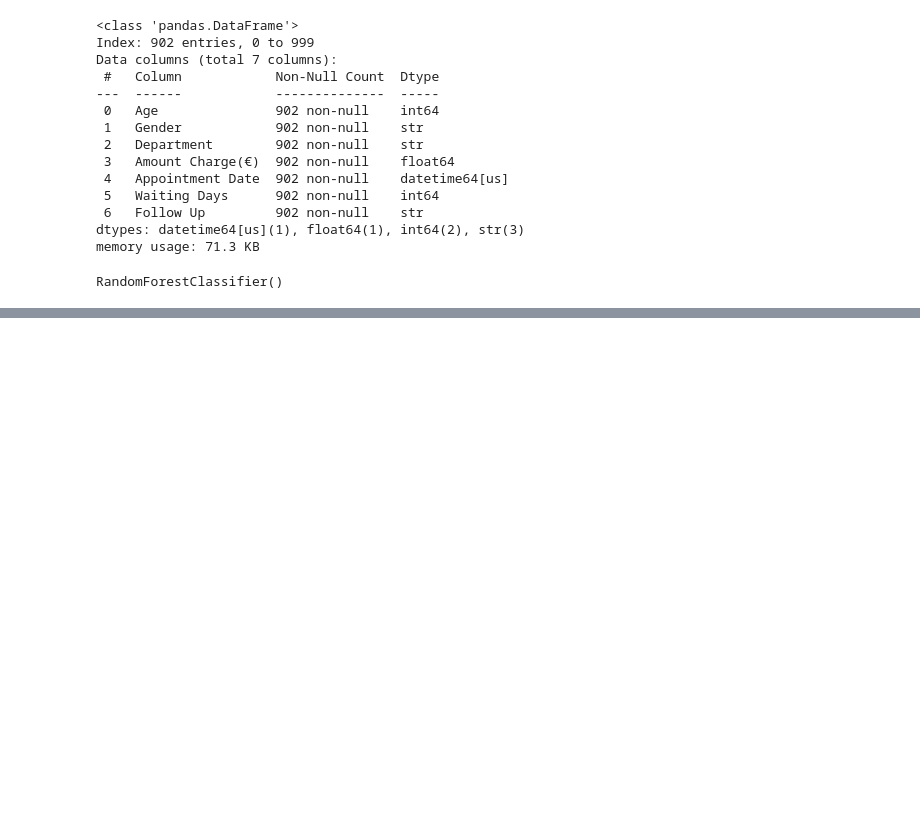
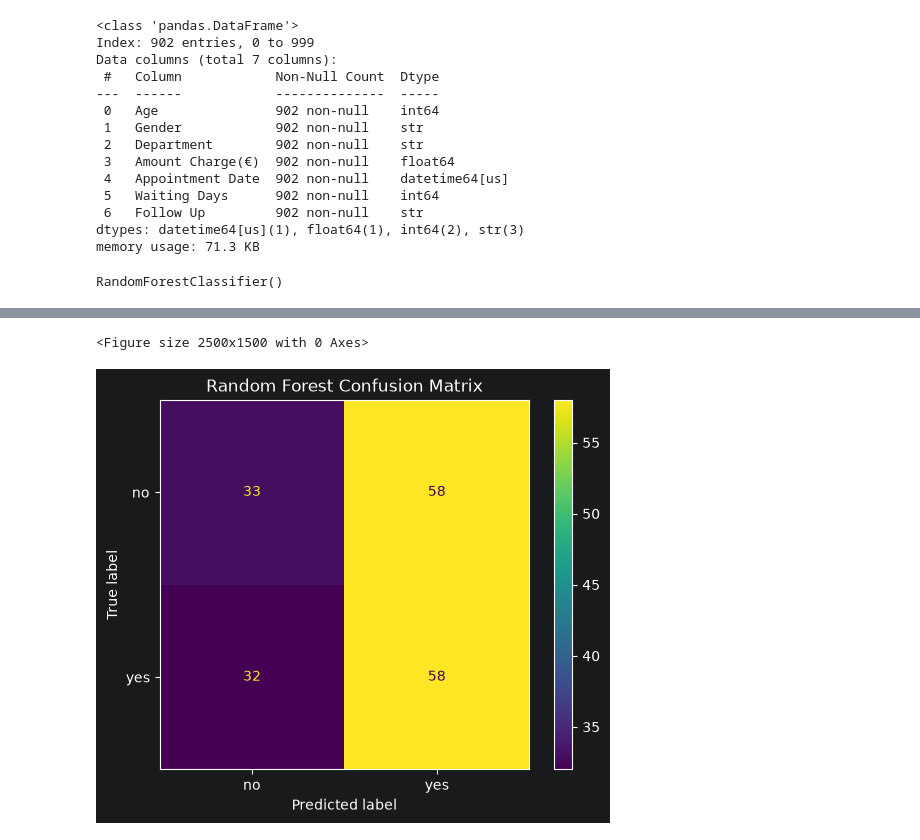
Before and after one commit to Thecular/ML-Practice-Projects, a Jupyter notebook: ML-Clinic.ipynb, the cells around one changed output, grey strips where cells are left out. Cells and saved outputs as stored; diff of their text form; code cells hidden in the pictures; blank space fills up the shorter version.

Commit message:
Done with model tuning and evaluation stage

```diff
--- a/ML-Clinic.ipynb
+++ b/ML-Clinic.ipynb
@@ -602,10 +603,10 @@ score = {"accuracy":"accuracy", "precision":make_scorer(precision_score,pos_labe
 #Logistic regression model
 logistic_params = {"C":[0.001,0.01,0.1,1,10,100], "solver":["liblinear","lbfgs"], "max_iter":[500,1000,2000]}
 
-logistic_search = RandomizedSearchCV(logistic_model,logistic_params,n_iter=20,cv=cv,scoring=score,refit="f1",random_state=42)
+logistic_search = RandomizedSearchCV(logistic_model,logistic_params,n_iter=20,cv=cv,scoring=score,refit="accuracy",random_state=42)
 
 logistic_search.fit(x_train,y_train)
 logistic_best_model = logistic_search.best_estimator_
 
-print(f"Logistic Regression Best Model: {logistic_best_model}\nF1_Score: {logistic_search.best_score_}")
+print(f"Logistic Regression Best Model: {logistic_best_model}\nAccuracy Score: {logistic_search.best_score_}")
 # %% [output]
@@ -615,10 +616,10 @@ F1_Score: 0.6773858784893267
 #Decision tree model
 tree_params = {"max_depth":[None,3,5,10,15,20], "min_samples_split":[2,5,10,20], "min_samples_leaf":[1,2,5,10], "criterion":["gini","entropy"]}
 
-tree_search = RandomizedSearchCV(tree_model,tree_params,n_iter=20,cv=cv,scoring=score,refit="f1",random_state=42)
+tree_search = RandomizedSearchCV(tree_model,tree_params,n_iter=20,cv=cv,scoring=score,refit="accuracy",random_state=42)
 
 tree_search.fit(x_train,y_train)
 tree_best_model = tree_search.best_estimator_
 
-print(f"Decision Tree Best Model: {tree_best_model}\nF1_Score: {tree_search.best_score_}")
+print(f"Decision Tree Best Model: {tree_best_model}\nAccuracy Score: {tree_search.best_score_}")
 # %% [output]
@@ -628,10 +629,10 @@ F1_Score: 0.6634705174143957
 #Random forest model
 forest_params = {"n_estimators":[100,200,300,500], "max_depth":[None,5,10,15,20], "min_samples_split":[2,5,10], "min_samples_leaf":[1,2,5], "max_features":["sqrt","log2",None]}
 
-forest_search = RandomizedSearchCV(forest_model,forest_params,n_iter=20,cv=cv,scoring=score,refit="f1",random_state=42)
+forest_search = RandomizedSearchCV(forest_model,forest_params,n_iter=20,cv=cv,scoring=score,refit="accuracy",random_state=42)
 
 forest_search.fit(x_train,y_train)
 forest_best_model = forest_search.best_estimator_
 
-print(f"Random Forest Best Model: {forest_best_model}\nF1_Score: {forest_search.best_score_}")
+print(f"Random Forest Best Model: {forest_best_model}\nAccuracy Score: {forest_search.best_score_}")
 # %% [output]
@@ -678,0 +680,20 @@ weighted avg       0.29      0.54      0.38       145
+# %%
+#Prediction on the test set.
+logistic_test_pred = logistic_best_model.predict(x_test)
+tree_test_pred = tree_best_model.predict(x_test)
+forest_test_pred = forest_best_model.predict(x_test)
+
+#Logistic model
+logistic_test_conmatrix = confusion_matrix(y_test,logistic_test_pred)
+logistic_test_report = classification_report(y_test,logistic_test_pred)
+print(f"Test_Logistic_Regression Confusion_Matrix:\n{logistic_test_conmatrix}\nTest_Logistic_Regression Classification_Report:\n{logistic_test_report}")
+
+#Tree model
+tree_test_conmatrix = confusion_matrix(y_test,tree_test_pred)
+tree_test_report = classification_report(y_test,tree_test_pred)
+print(f"Test_Decision_Tree Confusion_Matrix:\n{tree_test_conmatrix}\nTest_Decision_Tree Classification_Report:\n{tree_test_report}")
+
+#Forest model
+forest_test_conmatrix = confusion_matrix(y_test,forest_test_pred)
+forest_test_report = classification_report(y_test,forest_test_pred)
+print(f"Test_Random_Forest Confusion_Matrix:\n{forest_test_conmatrix}\nTest_Random_Forest Classification_Report:\n{forest_test_report}")
@@ -678,0 +718,10 @@ weighted avg       0.29      0.54      0.38       145
+# %%
+#Plotting the selected model graph
+#Confusion matrix
+plt.figure(figsize=(25,15))
+ConfusionMatrixDisplay.from_predictions(y_test,forest_test_pred)
+plt.title("Random Forest Confusion Matrix")
+plt.show();
+# %% [output]
+<Figure size 2500x1500 with 0 Axes>
+[figure, added]
```
Also changed, not shown: parts of 11 cells of this notebook, 2 other files.
